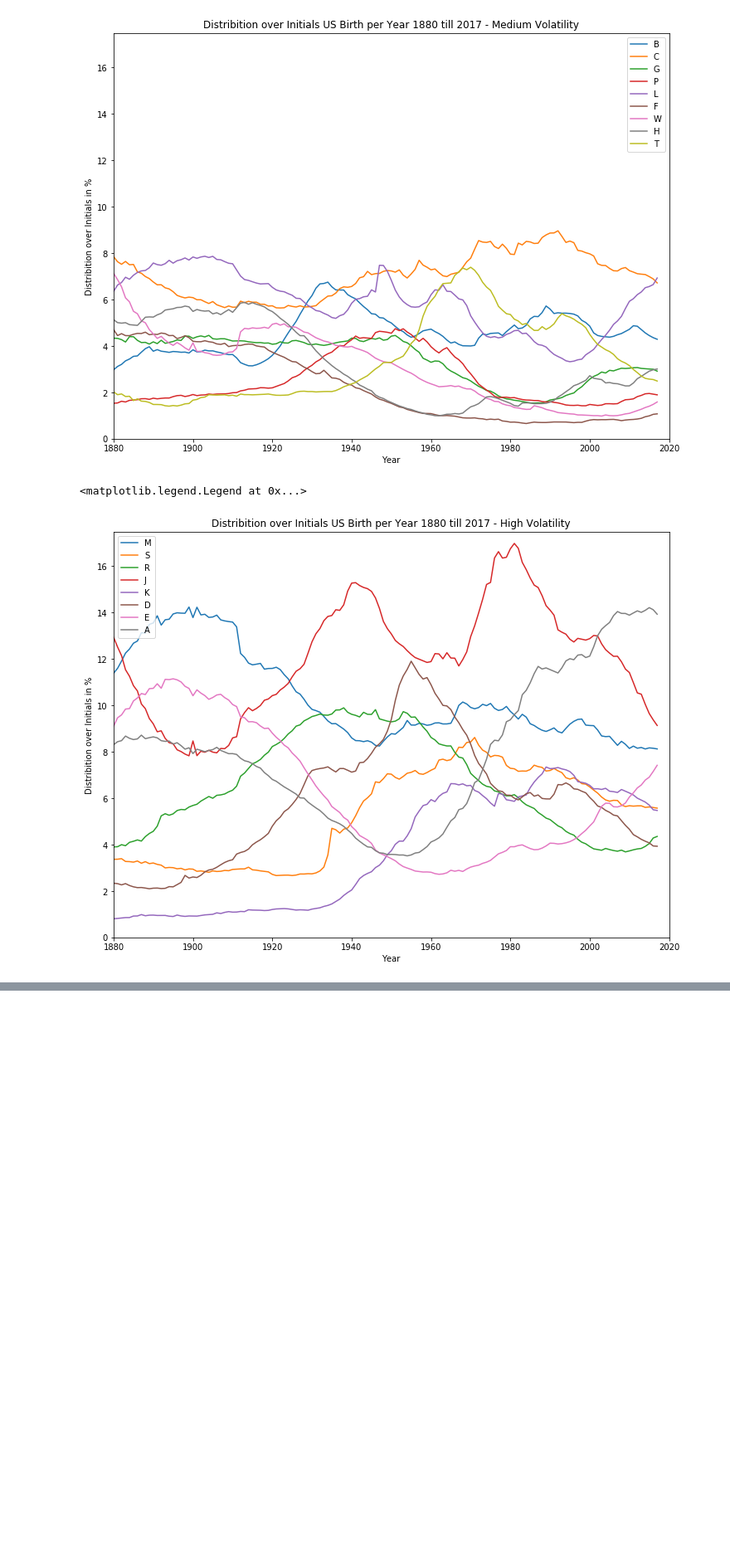
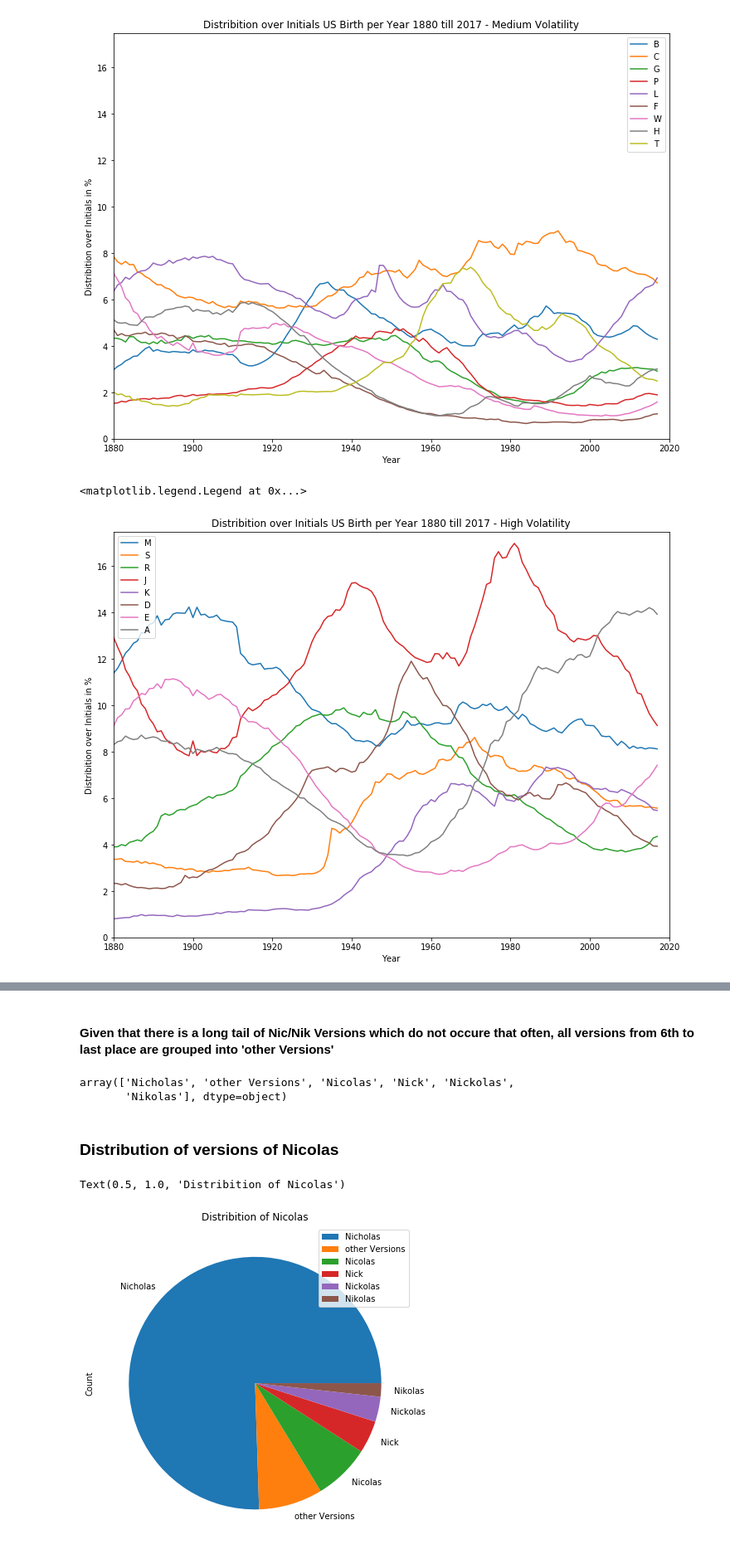
Before and after one commit to NicolasFFM/00_BabyNames, a Jupyter notebook: BabyNames-checkpoint.ipynb, the cells around one changed output, grey strips where cells are left out. Shown at 83% size. Cells and saved outputs as stored; diff of their text form; code cells hidden in the pictures; blank space fills up the shorter version.

```diff
--- a/BabyNames-checkpoint.ipynb
+++ b/BabyNames-checkpoint.ipynb
@@ -448,0 +428,21 @@ f_Nicolas.plot.line('year', 'Count')
+# %%
+import re
+def Matching_ni(fn):
+    pattern1 = r"^Nic.*"
+    pattern2 = r"^Nik.*"
+    nivector = [pattern1 ,pattern2]
+    nivector2 = '|'.join(nivector)
+#    print(nivector2)
+    if re.match(nivector2,fn):
+        return True
+    else:
+        return False
+
+# both sexes
+NiData_all = df[df['FirstName'].apply(Matching_ni)]
+# male
+NiData_m = df_m[df_m['FirstName'].apply(Matching_ni)]
+# female
+NiData_f = df_f[df_f['FirstName'].apply(Matching_ni)]
+#df.apply(re.match(pattern1,df['FirstName']))
+NiData_all.head(5)
@@ -448,0 +485,6 @@ f_Nicolas.plot.line('year', 'Count')
+# %%
+NiDataSum = NiData_m.groupby('FirstName')['Count'].sum()
+NiDataSum2 = NiDataSum.reset_index()
+NiDataSum2
+NiDataDistSort = NiDataSum2.sort_values(by=['Count','FirstName'], ascending=False)
+NiDataDistSort.head(11)
@@ -448,0 +504,26 @@ f_Nicolas.plot.line('year', 'Count')
+# %% [markdown]
+#### Given that there is a long tail of Nic/Nik Versions which do not occure that often, all versions from 6th to last place are grouped into 'other Versions'
+# %%
+NiDataDistSort2 = NiDataDistSort['Count'].iloc[5:].sum()
+OtherVer = [[ "other Versions" , NiDataDistSort2]]
+# put other versions aggregate into DF format
+OtherVerDF = pd.DataFrame(OtherVer, columns = ['FirstName','Count'] ,index = ['9'])
+# include into Nic/Nik DF
+NiFinal = pd.concat([NiDataDistSort[:5],OtherVerDF])
+# sort DF again
+NiFinal2 = NiFinal.sort_values(by=['Count','FirstName'], ascending=False)
+#get vector containing Names
+NiTopFive = NiFinal2['FirstName'].head(6).values
+NiTopFive
+# %% [output]
+array(['Nicholas', 'other Versions', 'Nicolas', 'Nick', 'Nickolas',
+       'Nikolas'], dtype=object)
+# %% [markdown]
+### Distribution of versions of Nicolas
+# %%
+NiFinal2.plot.pie(y='Count', figsize=(7, 7), labels = (NiTopFive) )
+plt.legend(NiTopFive)
+plt.title('Distribition of Nicolas')
+# %% [output]
+Text(0.5, 1.0, 'Distribition of Nicolas')
+[figure, added]
```
Also changed, not shown: parts of 82 cells of this notebook.
